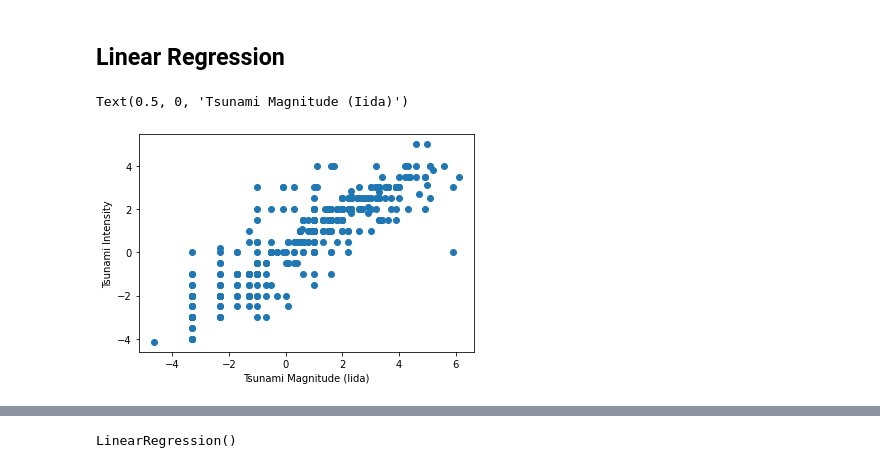
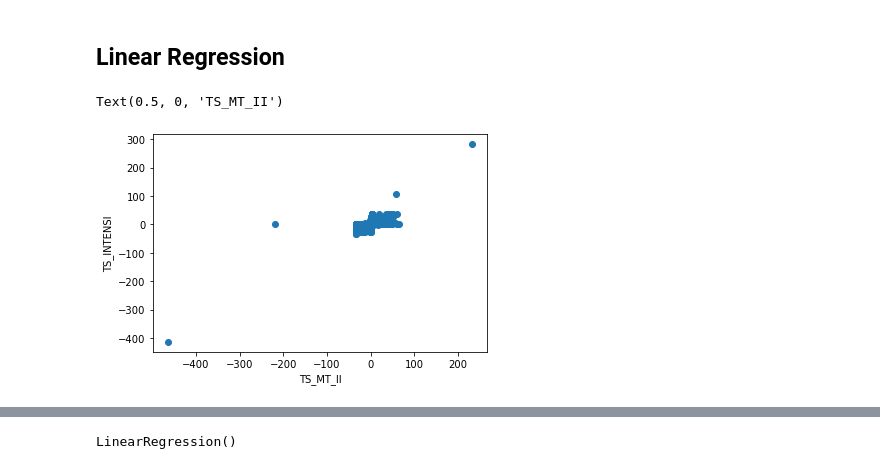
Before and after one commit to ImyPG/Natural-Disaster-Prediction, a Jupyter notebook: ND.ipynb, the cells around one changed output, grey strips where cells are left out. Cells and saved outputs as stored; diff of their text form; code cells hidden in the pictures.

```diff
--- a/ND.ipynb
+++ b/ND.ipynb
@@ -36,7 +36,7 @@ import matplotlib.pyplot as plt2
 import folium
 # %%
 
-tsunamis = pd.read_csv('Data/Historical_Tsunami.csv')
+tsunamis = pd.read_csv('Data/Historical_Tsunamis2.csv', sep=';')
 # %% [markdown]
 I have added column 'Earthquake Mayor/Great'where 1 ('yes') represents Earthquakes above 7.0 magnitude in the Richter scale. These are Earthquakes which cause serious or severe destruction and loss of life over large areas.
 # %% [markdown]
@@ -78,6 +80,6 @@ memory usage: 21.3+ MB
 # %%
-tsunamis['EQ_MAGNITU']=0
+tsunamis['Earthquake Mayor/Great']=0
 # %%
-tsunamis.loc[tsunamis['EQ_MAGNITU']>7,'Earthquake Mayor/Great'] = 1
+tsunamis.loc[tsunamis['EQ_MAGNI_1']>7,'Earthquake Mayor/Great'] = 1
 tsunamis
 # %% [output]
@@ -580,10 +514,10 @@ print(losses)
 # %% [markdown]
 ## Linear Regression ##
 # %%
-plt.scatter(tsunamis['Tsunami Magnitude (Iida)'], tsunamis['Tsunami Intensity'])
-plt.ylabel('Tsunami Intensity')
-plt.xlabel('Tsunami Magnitude (Iida)')
+plt.scatter(tsunamis['TS_MT_II'], tsunamis['TS_INTENSI'])
+plt.ylabel('TS_INTENSI')
+plt.xlabel('TS_MT_II')
 # %% [output]
-Text(0.5, 0, 'Tsunami Magnitude (Iida)')
+Text(0.5, 0, 'TS_MT_II')
-[figure, old version]
+[figure, new version]
 # %%
```
Also changed, not shown: parts of 58 cells of this notebook.
